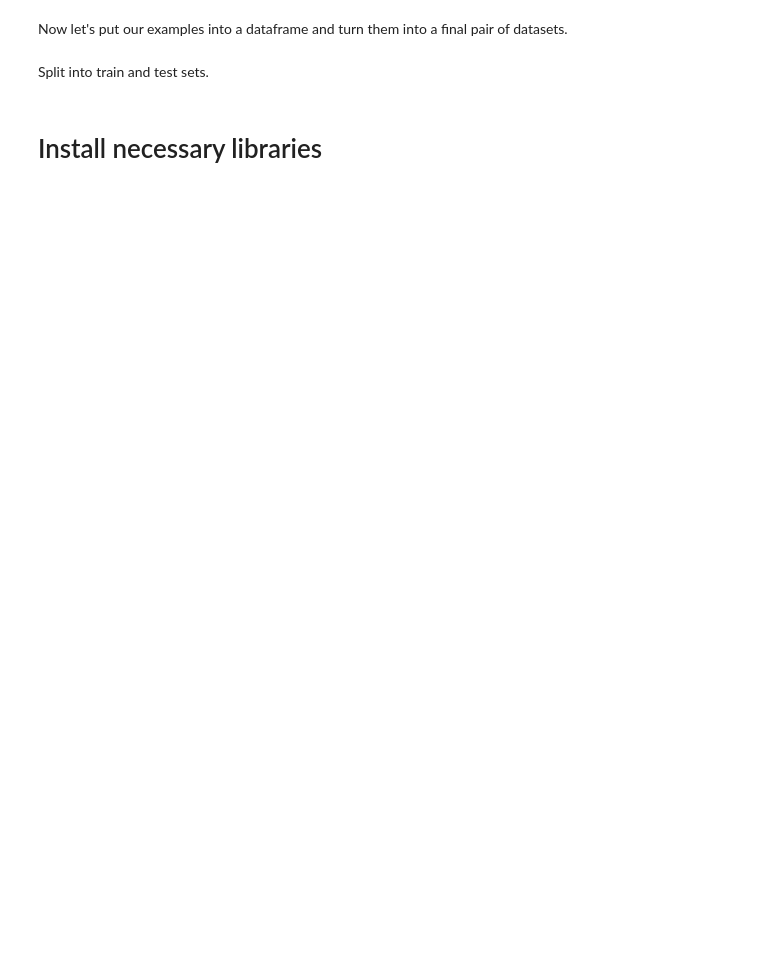
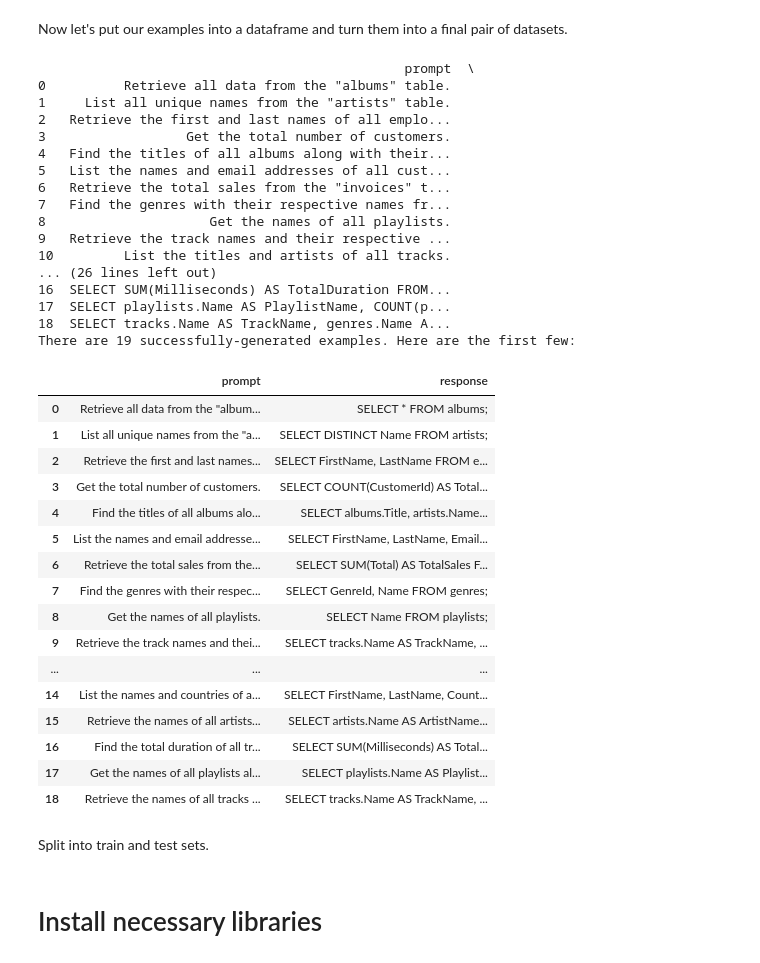
Before and after one commit to Pierrelouis2/Rag_test, a Jupyter notebook: gpt_llm_trainer.ipynb, the cells around one changed output. Drawn from its saved outputs; the diff is of its cells as text; code cells hidden in the pictures; blank space fills up the shorter version.

```diff
--- a/gpt_llm_trainer.ipynb
+++ b/gpt_llm_trainer.ipynb
@@ -101,31 +119,69 @@ Now let's put our examples into a dataframe and turn them into a final pair of d
 # %%
 import pandas as pd
 
 # Initialize lists to store prompts and responses
 prompts = []
 responses = []
 
 # Parse out prompts and responses from examples
-for example in prev_examples:
-  try:
-    split_example = example.split('-----------')
-    prompts.append(split_example[1].strip())
-    responses.append(split_example[3].strip())
-  except:
-    pass
+# for example in prev_examples:
+#   try:
+#     split_example = example.split('-----------')
+#     prompts.append(split_example[1].strip())
+#     responses.append(split_example[3].strip())
+#   except:
+#     pass
 
-# Create a DataFrame
-df = pd.DataFrame({
-    'prompt': prompts,
-    'response': responses
-})
+# Specify the file path of the CSV file
+file_path = "train.csv"
+
+# Read the CSV file into a DataFrame
+df = pd.read_csv(file_path)
+
+# Print the DataFrame
+print(df)
 
 # Remove duplicates
 df = df.drop_duplicates()
 
 print('There are ' + str(len(df)) + ' successfully-generated examples. Here are the first few:')
 
-df.head()
+df
+# %% [output]
+                                               prompt  \
+0          Retrieve all data from the "albums" table.
+1     List all unique names from the "artists" table.
+2   Retrieve the first and last names of all emplo...
+3                  Get the total number of customers.
+4   Find the titles of all albums along with their...
+5   List the names and email addresses of all cust...
+6   Retrieve the total sales from the "invoices" t...
+7   Find the genres with their respective names fr...
+8                     Get the names of all playlists.
+9   Retrieve the track names and their respective ...
+10         List the titles and artists of all tracks.
+... (26 lines left out)
+16  SELECT SUM(Milliseconds) AS TotalDuration FROM...
+17  SELECT playlists.Name AS PlaylistName, COUNT(p...
+18  SELECT tracks.Name AS TrackName, genres.Name A...
+There are 19 successfully-generated examples. Here are the first few:
+|  | prompt | response |
+| 0 | Retrieve all data from the "album... | SELECT * FROM albums; |
+| 1 | List all unique names from the "a... | SELECT DISTINCT Name FROM artists; |
+| 2 | Retrieve the first and last names... | SELECT FirstName, LastName FROM e... |
+| 3 | Get the total number of customers. | SELECT COUNT(CustomerId) AS Total... |
+| 4 | Find the titles of all albums alo... | SELECT albums.Title, artists.Name... |
+| 5 | List the names and email addresse... | SELECT FirstName, LastName, Email... |
+| 6 | Retrieve the total sales from the... | SELECT SUM(Total) AS TotalSales F... |
+| 7 | Find the genres with their respec... | SELECT GenreId, Name FROM genres; |
+| 8 | Get the names of all playlists. | SELECT Name FROM playlists; |
+| 9 | Retrieve the track names and thei... | SELECT tracks.Name AS TrackName, ... |
+| ... | ... | ... |
+| 14 | List the names and countries of a... | SELECT FirstName, LastName, Count... |
+| 15 | Retrieve the names of all artists... | SELECT artists.Name AS ArtistName... |
+| 16 | Find the total duration of all tr... | SELECT SUM(Milliseconds) AS Total... |
+| 17 | Get the names of all playlists al... | SELECT playlists.Name AS Playlist... |
+| 18 | Retrieve the names of all tracks ... | SELECT tracks.Name AS TrackName, ... |
 # %% [markdown]
 Split into train and test sets.
 # %%
```
Also changed, not shown: parts of 9 cells of this notebook, 4 other files.
